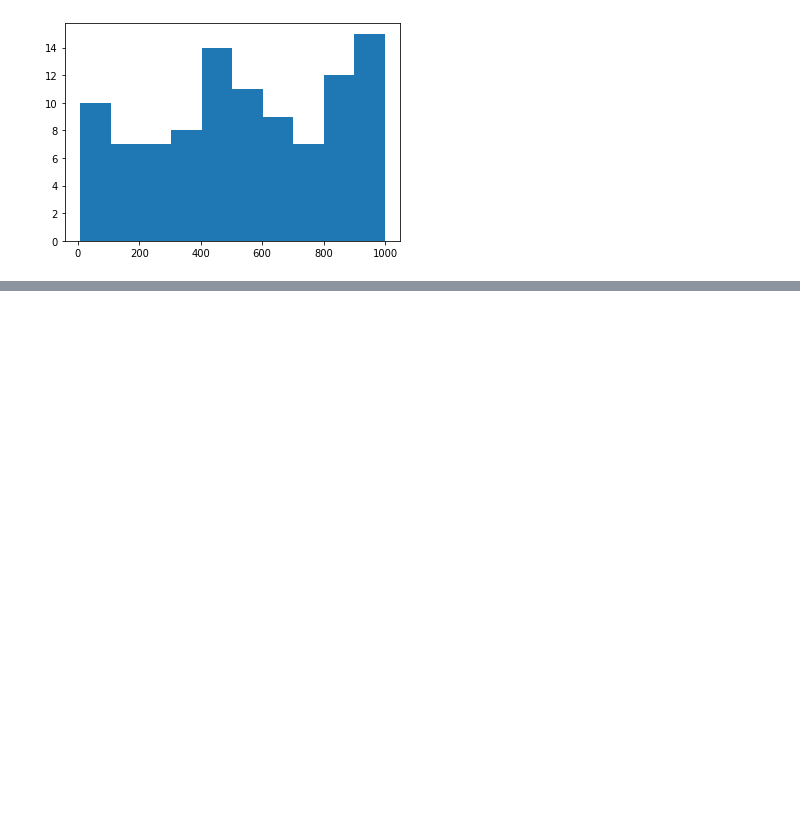
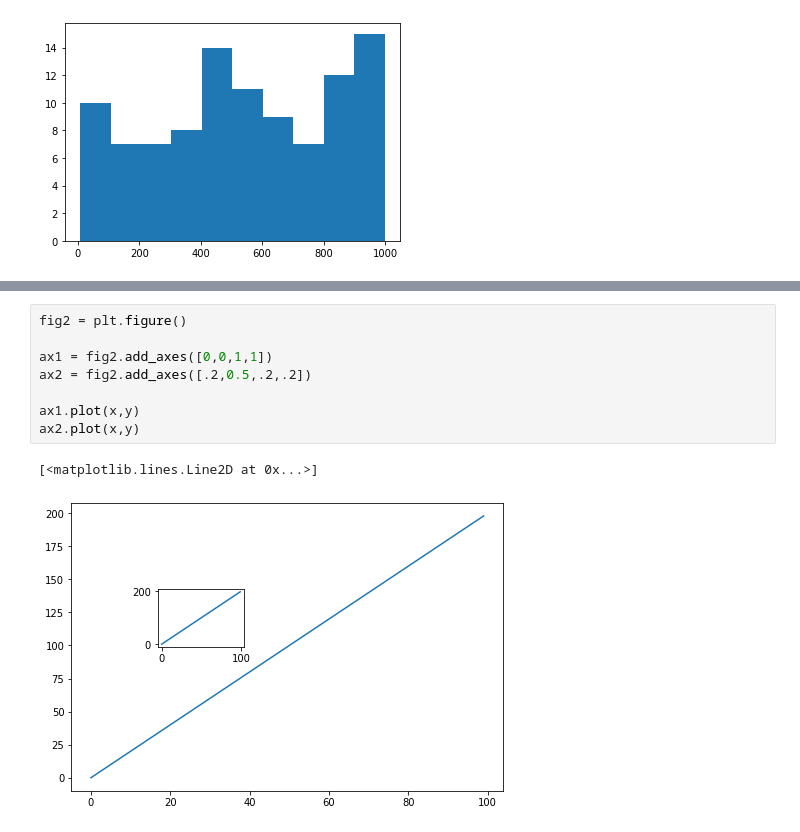
Before and after one commit to Sojiknight/PyDatSciStuds, a Jupyter notebook: Data visualization section.ipynb, the cells around one changed output, grey strips where cells are left out. Cells and saved outputs as stored; diff of their text form; blank space fills up the shorter version.

```diff
--- a/Data visualization section.ipynb
+++ b/Data visualization section.ipynb
@@ -410,0 +436,11 @@ plt.hist(data)
+# %%
+fig2 = plt.figure()
+
+ax1 = fig2.add_axes([0,0,1,1])
+ax2 = fig2.add_axes([.2,0.5,.2,.2])
+
+ax1.plot(x,y)
+ax2.plot(x,y)
+# %% [output]
+[<matplotlib.lines.Line2D at 0x...>]
+[figure, added]
```
Also changed, not shown: parts of 11 cells of this notebook.
